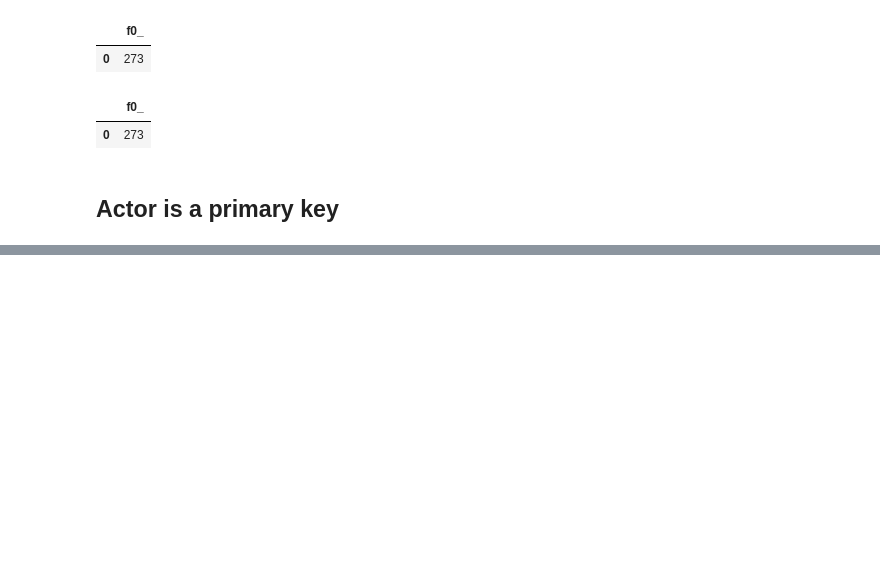
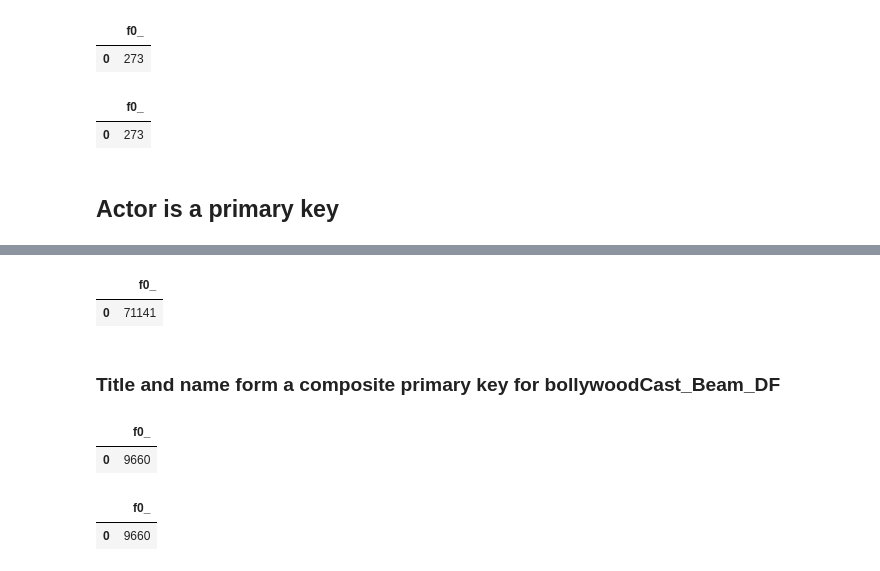
Before and after one commit to en-chang/imdb-data, a Jupyter notebook: bollywood_modeled.ipynb, the cells around one changed output, grey strips where cells are left out. Drawn from its saved outputs; the diff is of its cells as text; code cells hidden in the pictures; blank space fills up the shorter version.

```diff
--- a/bollywood_modeled.ipynb
+++ b/bollywood_modeled.ipynb
@@ -255,0 +361,25 @@ FROM bollywood_modeled.bollywoodActs
+# %%
+%%bigquery
+SELECT DISTINCT COUNT (*)
+FROM
+  (SELECT (title, name)
+  FROM bollywood_modeled.bollywoodCast_Beam_DF)
+# %% [output]
+|  | f0_ |
+| 0 | 71141 |
+# %% [markdown]
+### Title and name form a composite primary key for bollywoodCast_Beam_DF
+# %%
+%%bigquery
+SELECT COUNT (*)
+FROM bollywood_modeled.bollywoodTitles_Beam_DF
+# %% [output]
+|  | f0_ |
+| 0 | 9660 |
+# %%
+%%bigquery
+SELECT DISTINCT COUNT(title)
+FROM bollywood_modeled.bollywoodTitles_Beam_DF
+# %% [output]
+|  | f0_ |
+| 0 | 9660 |
```
Also changed, not shown: parts of 34 cells of this notebook, 11 other files.
